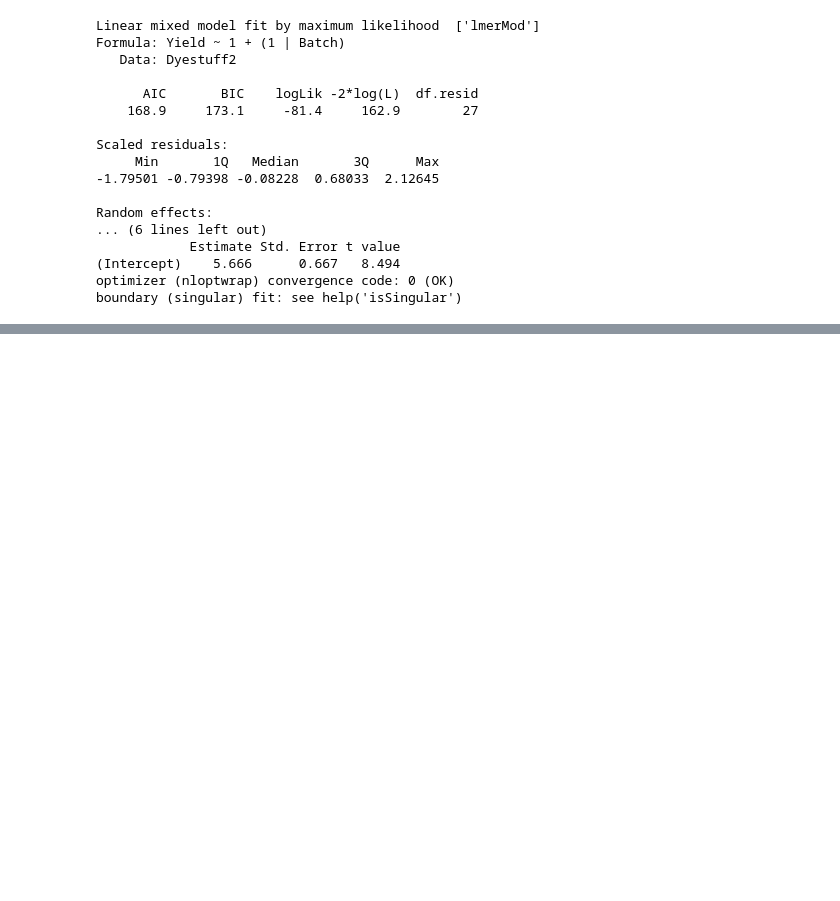
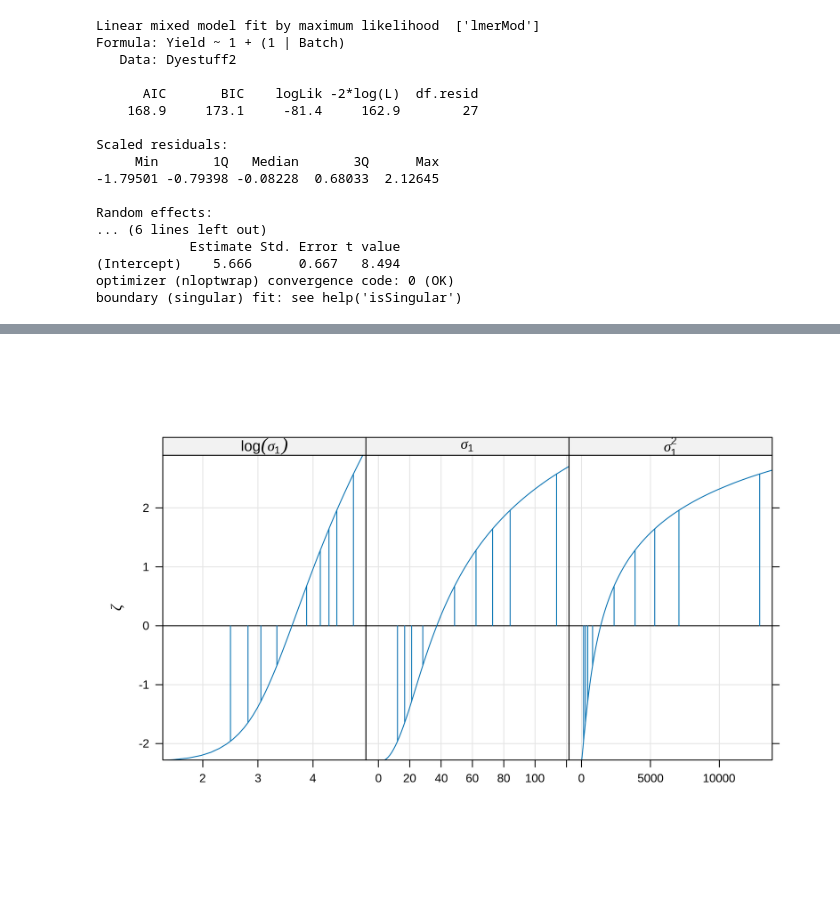
Before and after one commit to SanD94/lme4-playground, a Jupyter notebook: lme4.ipynb, the cells around one changed output, grey strips where cells are left out. Saved outputs shown, nothing was run; the diff lists cells and outputs as text; code cells hidden in the pictures; blank space fills up the shorter version.

```diff
--- a/lme4.ipynb
+++ b/lme4.ipynb
@@ -175,0 +303,34 @@ boundary (singular) fit: see help('isSingular')
+# %%
+## zeta defined above
+spl <- attr(pr01, "forward")[[".sig01"]]
+endpts <- predict(attr(pr01, "backward")[[".sig01"]], zeta)$y
+## ^^.. we know that the first one is NA
+## -> by repeating, we'll have NA's at c(1, 12, 23) below  ==?==>  kludge
+fr <- data.frame(zeta = rep.int(zeta, 3),
+                 endpts = c(log(endpts), endpts, endpts^2),
+                 pnm = gl(3, length(zeta)))
+## A mighty kludge here: Set zeta to NA & make up correct 'endpts':
+iNA <- is.na(fr[,"endpts"])
+fr[iNA,   "zeta"] <- NA
+fr[iNA, "endpts"] <- lim.1 <- c(1.5, 0, 0)
+xyplot(zeta ~ endpts|pnm, fr, type = "h",
+       scales = list(x = list(relation = "free")),
+       xlab = NULL, ylab = expression(zeta),
+       aspect = 1.5,
+       strip = strip.custom(
+           factor.levels = expression(log(sigma[1]), sigma[1], sigma[1]^2)),
+       panel = function(...) {
+           panel.grid(h = -1, v = -1)
+           panel.abline(h = 0)
+           panel.xyplot(...)
+           ll <- current.panel.limits()$xlim[2]
+           lims <- cbind(lim.1,
+                         c(exp(ll), ll, sqrt(ll)), deparse.level=0)[panel.number(),]
+           pr <- predict(spl, seq(lims[1], lims[2], len = 101))
+           panel.lines(switch(panel.number(),
+                              log(pr$x),
+                              pr$x,
+                              pr$x^2), pr$y)
+       })
+# %% [output]
+[figure, added]
```
Also changed, not shown: parts of 29 cells of this notebook.
